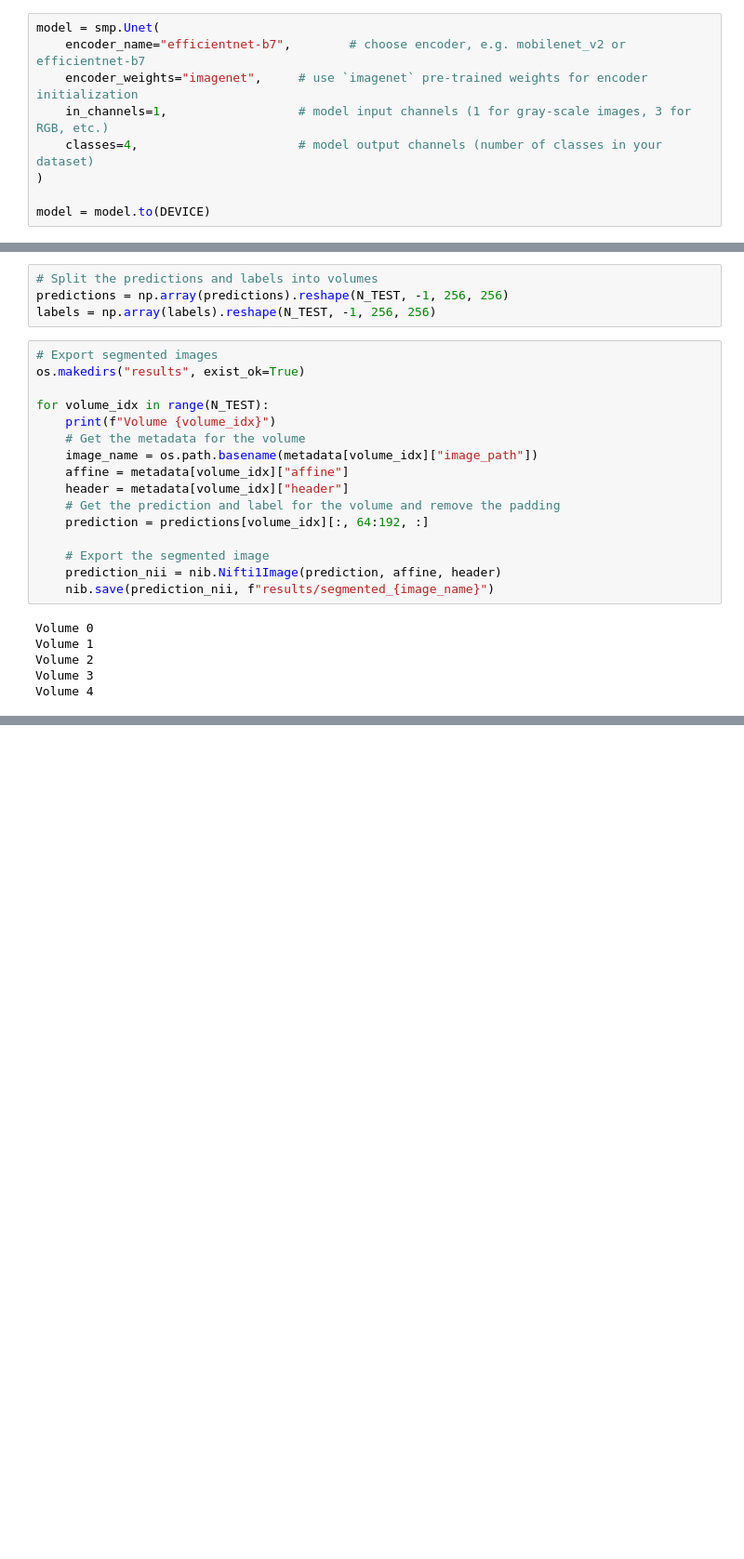
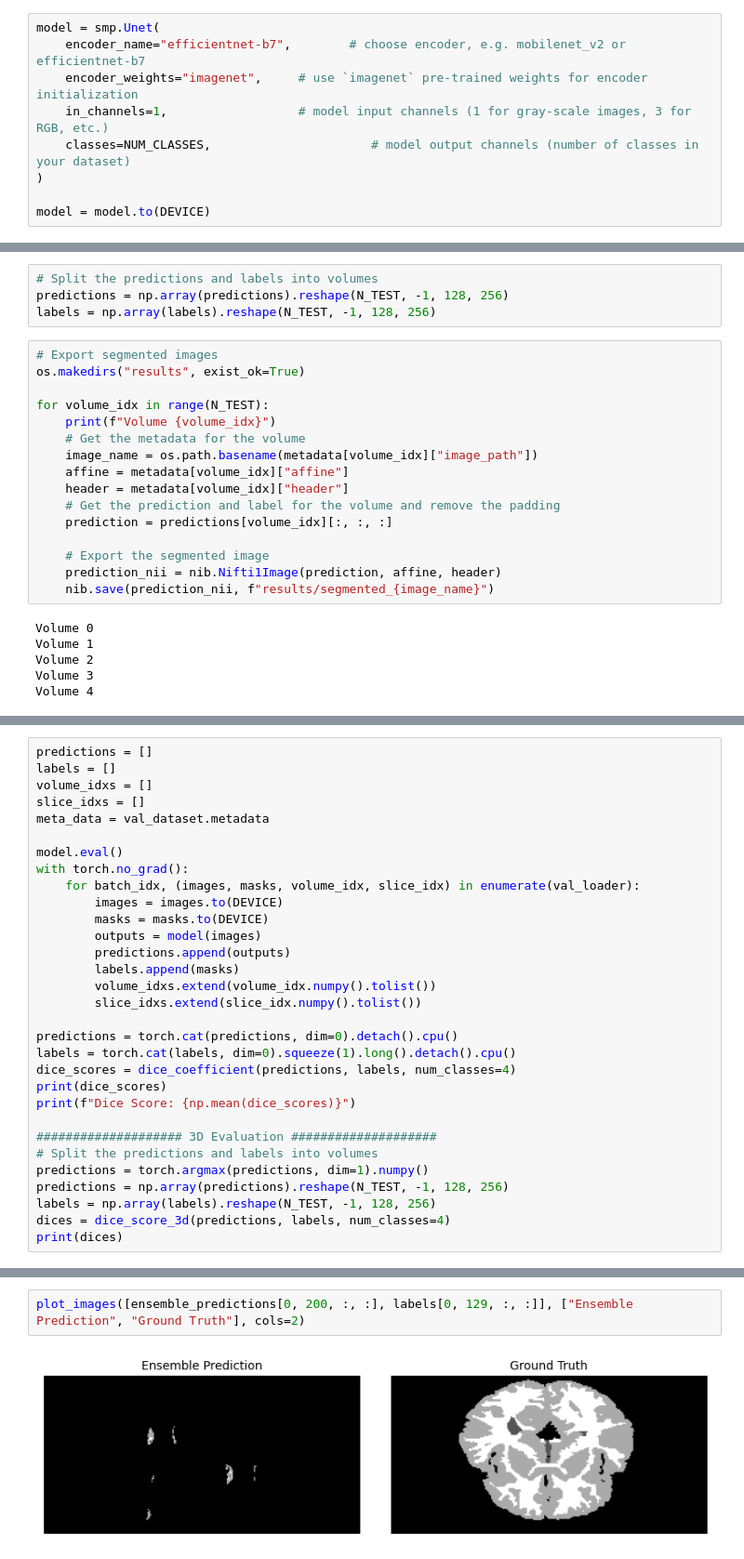
Before and after one commit to huytrnq/BrainSegmentation, a Jupyter notebook: SliceSegmentation.ipynb, the cells around one changed output, grey strips where cells are left out. Shown at 93% size. Cells and saved outputs as stored; diff of their text form; blank space fills up the shorter version.

```diff
--- a/SliceSegmentation.ipynb
+++ b/SliceSegmentation.ipynb
@@ -108,7 +83,7 @@ model = smp.Unet(
     encoder_name="efficientnet-b7",        # choose encoder, e.g. mobilenet_v2 or efficientnet-b7
     encoder_weights="imagenet",     # use `imagenet` pre-trained weights for encoder initialization
     in_channels=1,                  # model input channels (1 for gray-scale images, 3 for RGB, etc.)
-    classes=4,                      # model output channels (number of classes in your dataset)
+    classes=NUM_CLASSES,                      # model output channels (number of classes in your dataset)
 )
 
 model = model.to(DEVICE)
@@ -188,8 +161,8 @@ N_TEST = 5
 metadata = val_dataset.metadata
 # %%
 # Split the predictions and labels into volumes
-predictions = np.array(predictions).reshape(N_TEST, -1, 256, 256)
-labels = np.array(labels).reshape(N_TEST, -1, 256, 256)
+predictions = np.array(predictions).reshape(N_TEST, -1, 128, 256)
+labels = np.array(labels).reshape(N_TEST, -1, 128, 256)
 # %%
 # Export segmented images
 os.makedirs("results", exist_ok=True)
@@ -201,7 +174,7 @@ for volume_idx in range(N_TEST):
     affine = metadata[volume_idx]["affine"]
     header = metadata[volume_idx]["header"]
     # Get the prediction and label for the volume and remove the padding
-    prediction = predictions[volume_idx][:, 64:192, :]
+    prediction = predictions[volume_idx][:, :, :]
 
     # Export the segmented image
     prediction_nii = nib.Nifti1Image(prediction, affine, header)
@@ -221,0 +188,31 @@ dice_score_3d(predictions, labels, num_classes=4)
+# %%
+predictions = []
+labels = []
+volume_idxs = []
+slice_idxs = []
+meta_data = val_dataset.metadata
+
+model.eval()
+with torch.no_grad():
+    for batch_idx, (images, masks, volume_idx, slice_idx) in enumerate(val_loader):
+        images = images.to(DEVICE)
+        masks = masks.to(DEVICE)
+        outputs = model(images)
+        predictions.append(outputs)
+        labels.append(masks)
+        volume_idxs.extend(volume_idx.numpy().tolist())
+        slice_idxs.extend(slice_idx.numpy().tolist())
+
+predictions = torch.cat(predictions, dim=0).detach().cpu()
+labels = torch.cat(labels, dim=0).squeeze(1).long().detach().cpu()
+dice_scores = dice_coefficient(predictions, labels, num_classes=4)
+print(dice_scores)
+print(f"Dice Score: {np.mean(dice_scores)}")
+
+#################### 3D Evaluation ####################
+# Split the predictions and labels into volumes
+predictions = torch.argmax(predictions, dim=1).numpy()
+predictions = np.array(predictions).reshape(N_TEST, -1, 128, 256)
+labels = np.array(labels).reshape(N_TEST, -1, 128, 256)
+dices = dice_score_3d(predictions, labels, num_classes=4)
+print(dices)
@@ -221,0 +458,4 @@ dice_score_3d(predictions, labels, num_classes=4)
+# %%
+plot_images([ensemble_predictions[0, 200, :, :], labels[0, 129, :, :]], ["Ensemble Prediction", "Ground Truth"], cols=2)
+# %% [output]
+[figure, added]
```
Also changed, not shown: parts of 27 cells of this notebook, 5 other files.
